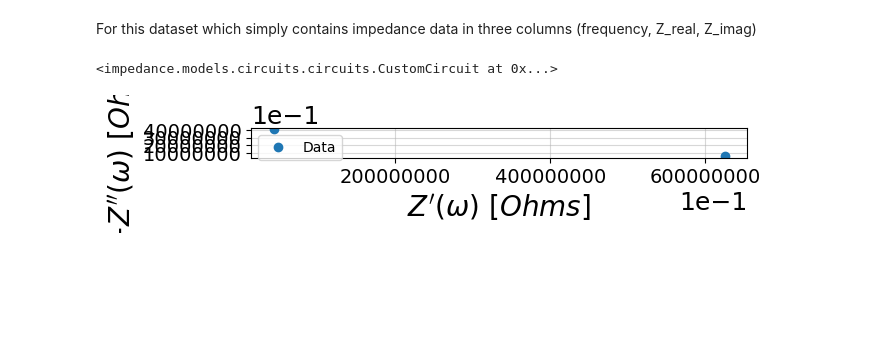
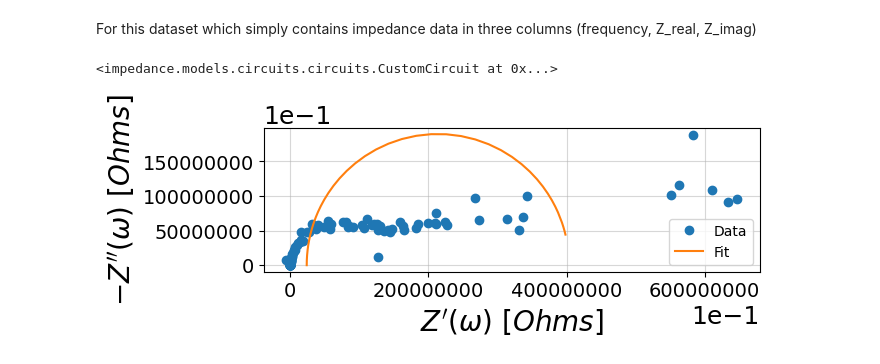
Before and after one commit to Tor91/EIS, a Jupyter notebook: YSZ_data.ipynb, the cells around one changed output. Cells and saved outputs as stored; diff of their text form; code cells hidden in the pictures; blank space fills up the shorter version.

```diff
--- a/YSZ_data.ipynb
+++ b/YSZ_data.ipynb
@@ -5,6 +5,10 @@ import numpy as np
 # Load data from the example EIS data
 frequencies, Z = preprocessing.readCSV('./YSZ_Si_T290ohm_C01_3.csv')
 
+
+#Change the sign of the imaginary part
+Z  = Z.real - 1j * Z.imag  # This flips the sign of the imaginary part
+
 # keep only the impedance data in the first quandrant
 frequencies, Z = preprocessing.ignoreBelowX(frequencies, Z)
 # %% [markdown]
@@ -12,8 +16,10 @@ For this dataset which simply contains impedance data in three columns (frequenc
 # %%
 from impedance.models.circuits import CustomCircuit
 
-circuit = 'R0-p(R1,C1)-p(R2-Wo1,C2)'
-initial_guess = [.01, .01, 100, .01, .05, 100, 1]
+# https://impedancepy.readthedocs.io/en/latest/circuit-elements.html
+
+circuit = 'R0-p(R1,C1)'
+initial_guess = [0.1, 10000, 100000e-12]
 
 circuit = CustomCircuit(circuit, initial_guess=initial_guess)
 # %%
@@ -25,12 +31,12 @@ Z_fit = circuit.predict(frequencies)
 # %%
 import matplotlib.pyplot as plt
 from impedance.visualization import plot_nyquist
 
 fig, ax = plt.subplots()
 plot_nyquist(Z, fmt='o', scale=10, ax=ax)
-#plot_nyquist(Z_fit, fmt='-', scale=10, ax=ax)
+plot_nyquist(Z_fit, fmt='-', scale=10, ax=ax)
 
 plt.legend(['Data', 'Fit'])
 plt.show()
 # %% [output]
-[figure, old version]
+[figure, new version]
```
Also changed, not shown: 1 other file.
